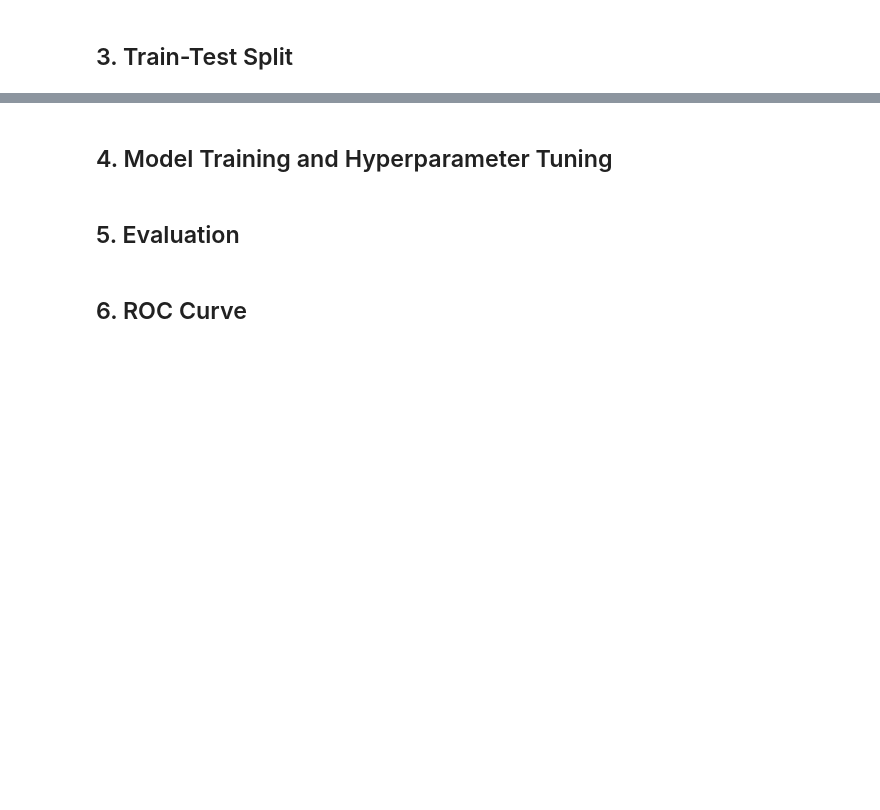
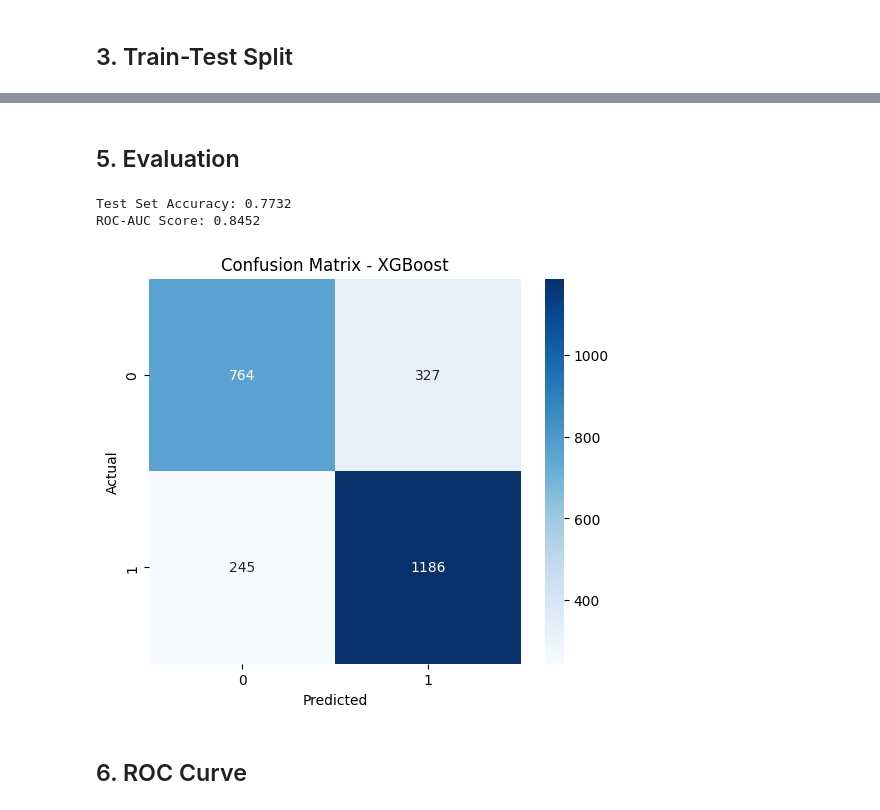
Before and after one commit to BNanda99/MultiClassification-App, a Jupyter notebook: model/ensemble_model_XGBoost.ipynb, the cells around one changed output, grey strips where cells are left out. Drawn from its saved outputs; the diff is of its cells as text; code cells hidden in the pictures; blank space fills up the shorter version.

```diff
--- a/model/ensemble_model_XGBoost.ipynb
+++ b/model/ensemble_model_XGBoost.ipynb
@@ -188,2 +216,0 @@ from sklearn.compose import ColumnTransformer
-# %% [markdown]
-## 4. Model Training and Hyperparameter Tuning
@@ -221,30 +217,24 @@ print(f"Best Cross-Validation Accuracy: {grid_search.best_score_:.4f}")
 # %% [markdown]
 ## 5. Evaluation
 # %%
-# Get the best model
-best_xgb = grid_search.best_estimator_
-
-# Predictions
-y_pred = best_xgb.predict(X_test)
-y_prob = best_xgb.predict_proba(X_test)[:, 1]
-
 # Metrics
 accuracy = accuracy_score(y_test, y_pred)
 roc_auc = roc_auc_score(y_test, y_prob)
 
 print(f"Test Set Accuracy: {accuracy:.4f}")
 print(f"ROC-AUC Score: {roc_auc:.4f}")
-
-print("\nClassification Report:")
-print(classification_report(y_test, y_pred))
 
 # Confusion Matrix
 plt.figure(figsize=(6, 5))
 sns.heatmap(confusion_matrix(y_test, y_pred), annot=True, fmt='d', cmap='Blues')
 plt.title('Confusion Matrix - XGBoost')
 plt.ylabel('Actual')
 plt.xlabel('Predicted')
 plt.show()
+# %% [output]
+Test Set Accuracy: 0.7732
+ROC-AUC Score: 0.8452
+[figure, added]
 # %% [markdown]
 ## 6. ROC Curve
 # %%
```
Also changed, not shown: parts of 13 cells of this notebook, 5 other files.
